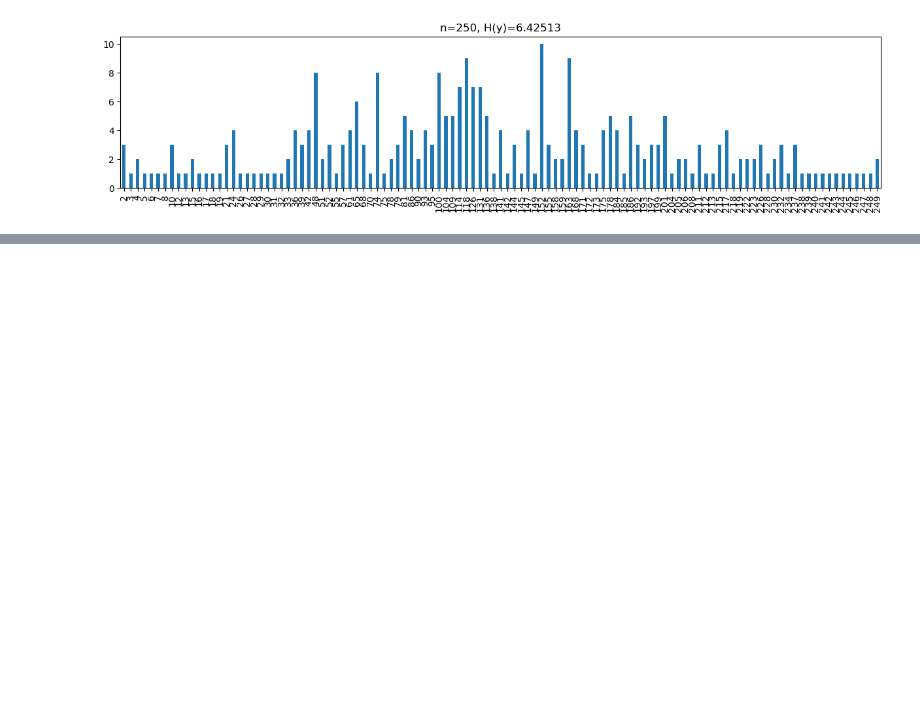
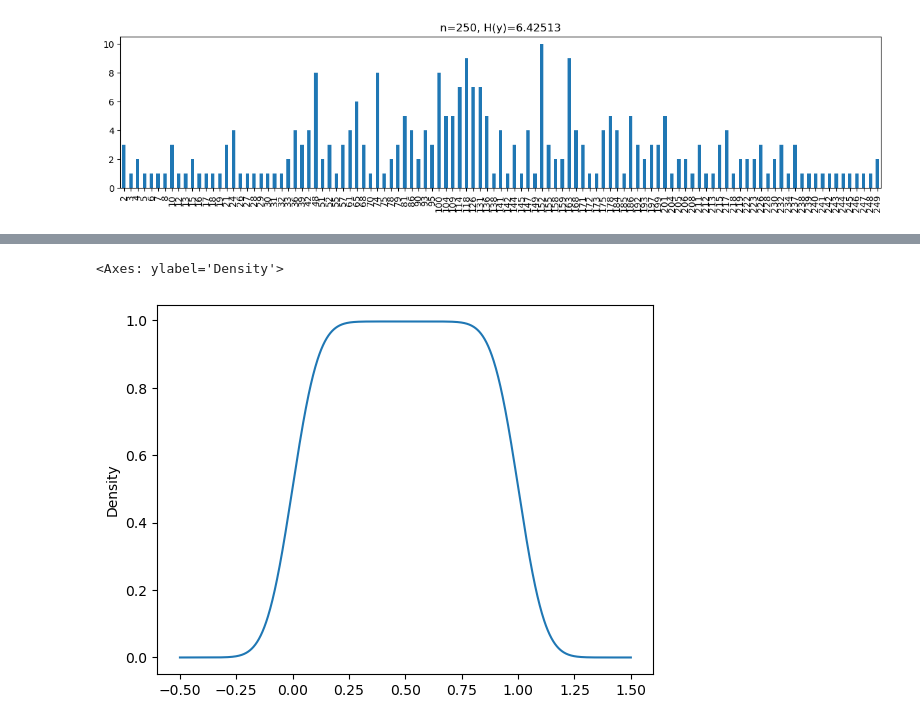
Before and after one commit to oneoffcoder/books, a Jupyter notebook: sphinx/datascience/source/flatten-probabilities.ipynb, the cells around one changed output, grey strips where cells are left out. Drawn from its saved outputs; the diff is of its cells as text; code cells hidden in the pictures; blank space fills up the shorter version.

```diff
--- a/sphinx/datascience/source/flatten-probabilities.ipynb
+++ b/sphinx/datascience/source/flatten-probabilities.ipynb
@@ -138,0 +162,21 @@ s.plot(kind='bar', figsize=(15, 3), title=f'n={n}, H(y)={h:.5f}')
+# %%
+def add_noise(s, noise=1e-6):
+    while True:
+        d = s + np.random.uniform(-noise, noise, s.shape)
+        if d.value_counts().shape[0] == s.shape[0]:
+            break
+
+    _df = pd.DataFrame({
+        'p': s,
+        'd': d
+    }) \
+    .sort_values(['d']) \
+    .reset_index(drop=True) \
+    .assign(o=rescale_values(range(s.shape[0]))) \
+    .assign(c=lambda d: pd.cut(d['o'], bins=bins, labels=labs, right=False).astype(float)) \
+    .fillna(0.9)
+
+    return _df
+
+_df = add_noise(p)
+_df
@@ -138,0 +197,5 @@ s.plot(kind='bar', figsize=(15, 3), title=f'n={n}, H(y)={h:.5f}')
+# %%
+_df['o'].plot(kind='kde')
+# %% [output]
+<Axes: ylabel='Density'>
+[figure, added]
```
Also changed, not shown: parts of 9 cells of this notebook.
